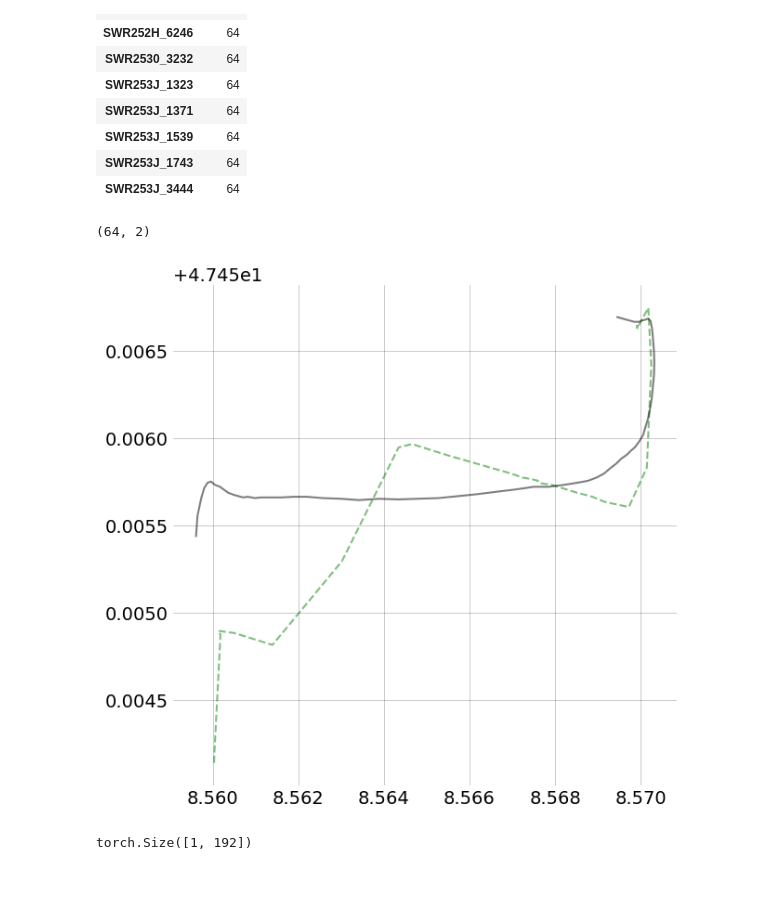
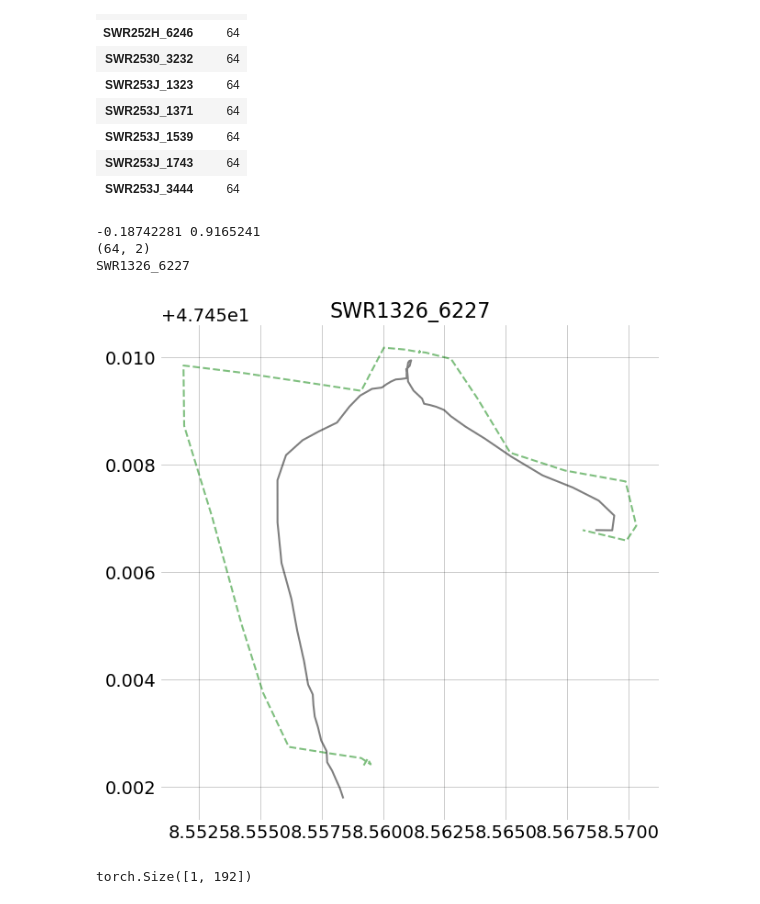
Before and after one commit to arthurlaquieze/artefact, a Jupyter notebook: test.ipynb, the cells around one changed output. Drawn from its saved outputs; the diff is of its cells as text; code cells hidden in the pictures.

```diff
--- a/test.ipynb
+++ b/test.ipynb
@@ -75,8 +67,0 @@ features shape: (167488, 2)
-# %%
-scaler = MinMaxScaler(feature_range=(-1, 1))
-
-features_unscaled = t_f.data[list_features].values
-scaler = scaler.fit(features_unscaled)
-
-print(features_unscaled.shape)
-print(scaler.data_min_, scaler.data_max_, scaler.data_range_)
@@ -197,9 +408,8 @@ def train(
 # %%
-model_ = Autoencoder((nb_samples * nb_features, 64, 32, 8, 3))
+model_ = Autoencoder((nb_samples * nb_features, 64, 32, 8, 2))
 
+device = "cpu"
 model, loss = train(
-    # model_, X, device=device, nb_iterations=5000, batch_size=len(X), lambda_kl=0, epochs=1, distance_trajectory="euclidean"
-    model_, X, device=device, nb_iterations=5000, batch_size=len(X), lambda_kl=0, epochs=3, distance_trajectory="directed_hausdorff"
-    # model_, X, device=device, nb_iterations=5000, batch_size=len(X), lambda_kl=0, epochs=3, distance_trajectory="euclidean"
+    model_, X, device=device, nb_iterations=10000, batch_size=len(X), lambda_kl=0, epochs=1, distance_trajectory="euclidean"
 )
 # %% [output]
@@ -226,4 +441,6 @@ decoder Sequential(
 # %%
+# latent = get_latent(X, model, device)
+model.eval()
 latent = get_latent(X, model, device)
 
 %matplotlib inline
@@ -233,9 +450,10 @@ latent = get_latent(X, model, device)
 # plt.interactive(True)
 
 fig = plt.figure()
-ax = fig.add_subplot(projection='3d')
-
+# ax = fig.add_subplot(projection='3d')
+ax = fig.add_subplot()
 # ax.scatter(latent[:, 0], latent[:, 1],c=latent[:, 2])
-ax.scatter(latent[:, 0], latent[:, 1], latent[:, 2])
+# ax.scatter(latent[:, 0], latent[:, 1], latent[:, 2])
+ax.scatter(latent[:, 0], latent[:, 1])
 plt.show()
 # %% [output]
@@ -276,43 +494,48 @@ flight_X = flight.data[list_features].values
 flight_X = scaler.transform(flight_X)
 flight_X = torch.as_tensor(flight_X.reshape(1, -1), dtype=torch.float32, device=device)
 
+model.eval()
 flight_Y = model(flight_X)[1].cpu().detach().numpy()
+print(np.min(flight_Y), np.max(flight_Y))
 flight_Y = scaler.inverse_transform(flight_Y.reshape(-1, len(list_features)))
 
 flight_Y_reshaped = flight_Y.reshape(-1, len(list_features))
 
 flight_reconstructed = Flight(flight.data.copy())
 flight_reconstructed.data[list_features] = flight_Y_reshaped
 print(flight_Y_reshaped.shape)
 
 with plt.style.context("traffic"):  # type: ignore
     fig, ax = plt.subplots(figsize=(7, 7))
 
     flight_original.plot(ax, alpha=0.5, label="original", color="green", ls="--")
     flight_reconstructed.plot(ax, alpha=0.5, label="reconstructed", color="k")
-
+    plt.title(f"{flight_original.flight_id}")
+    print(flight_original.flight_id)
     plt.show()
 
 # plt.scatter(
 #     range(flight_original.data.shape[0]),
 #     flight_original.data["groundspeed"],
 #     color="green",
 #     alpha=0.5,
 #     label="original",
 #     ls="--",
 # )
 # plt.scatter(
 #     range(flight_original.data.shape[0]),
 #     flight_reconstructed.data["groundspeed"],
 #     color="k",
 #     alpha=0.5,
 #     label="reconstructed",
 #     ls="--",
 # )
-plt.show()
+# plt.show()
 # %% [output]
+-0.18742281 0.9165241
 (64, 2)
+SWR1326_6227
-[figure, old version]
+[figure, new version]
 # %%
 flight_X.shape
 # %% [output]
```
Also changed, not shown: parts of 19 cells of this notebook, 3 other files.
